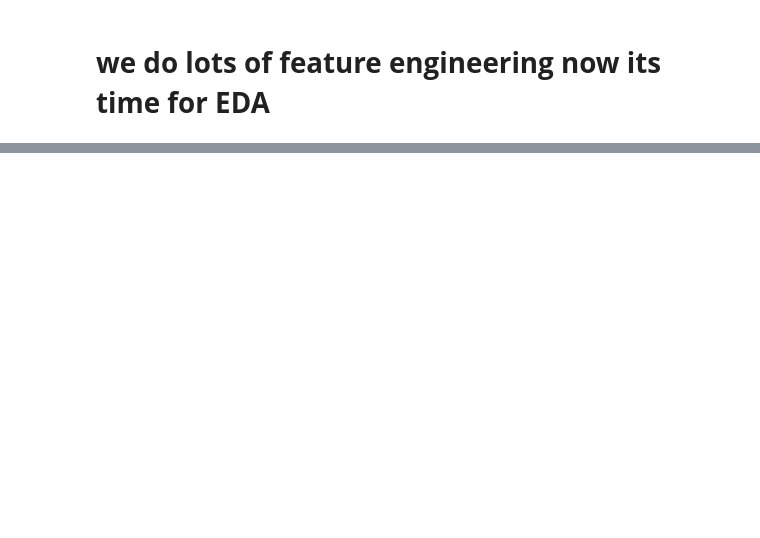
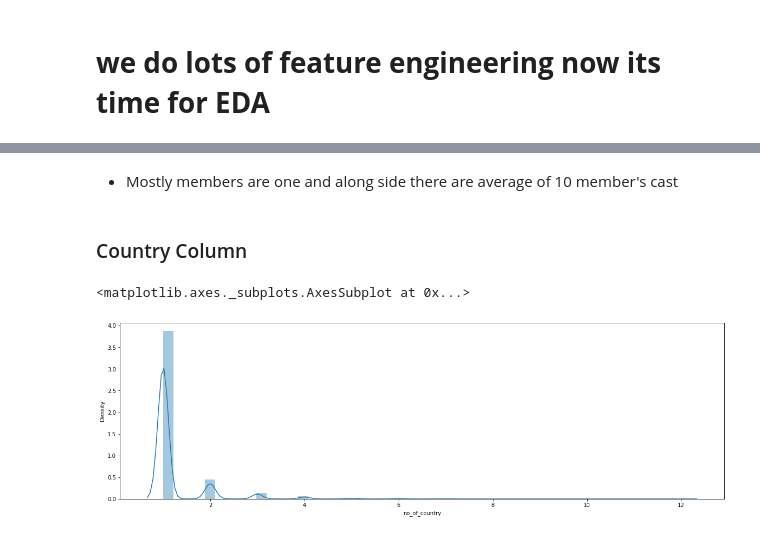
Before and after one commit to tarun422/Netflix-DataSet-Clustring, a Jupyter notebook: Netflix_Clustring.ipynb, the cells around one changed output, grey strips where cells are left out. Saved outputs shown, nothing was run; the diff lists cells and outputs as text; code cells hidden in the pictures; blank space fills up the shorter version.

```diff
--- a/Netflix_Clustring.ipynb
+++ b/Netflix_Clustring.ipynb
@@ -1229,0 +1236,10 @@ movies_df
+# %% [markdown]
+* Mostly members are one and along side there are average of 10 member's cast
+# %% [markdown]
+### Country Column
+# %%
+plt.figure(figsize=(20,6))
+sns.distplot(df['no_of_country'])
+# %% [output]
+<matplotlib.axes._subplots.AxesSubplot at 0x...>
+[figure, added]
```
Also changed, not shown: parts of 57 cells of this notebook.
